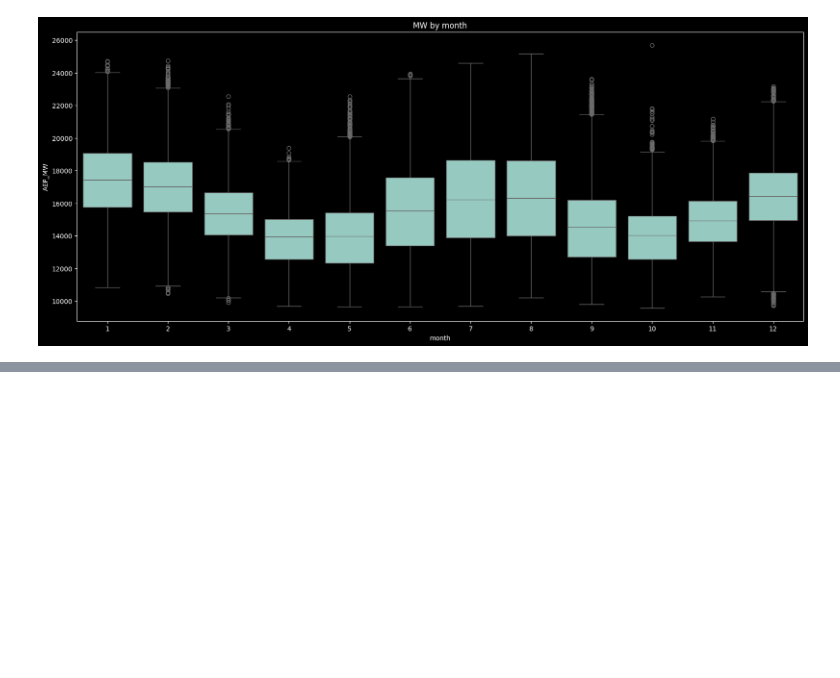
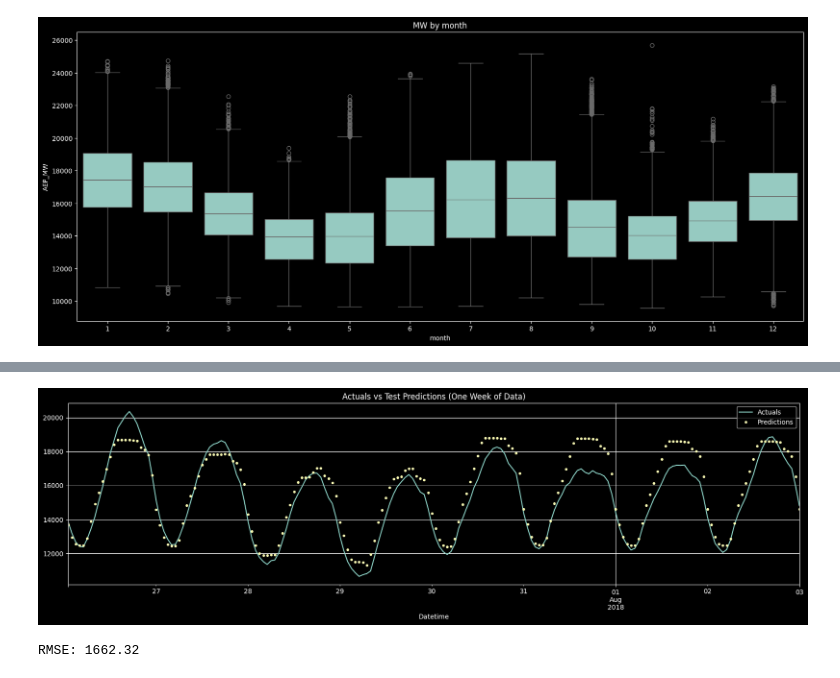
Before and after one commit to NishanD21/Energy-Consumption-Forecasting-XGBoost, a Jupyter notebook: energy_xgboost.ipynb, the cells around one changed output, grey strips where cells are left out. Drawn from its saved outputs; the diff is of its cells as text; code cells hidden in the pictures; blank space fills up the shorter version.

```diff
--- a/energy_xgboost.ipynb
+++ b/energy_xgboost.ipynb
@@ -178,0 +272,16 @@ plt.show()
+# %%
+ax = df.iloc[(df.index > '2018-07-26') & (df.index <= '2018-08-03')]['AEP_MW'].plot(figsize=(20,5))
+df.iloc[(df.index > '2018-07-26') & (df.index <= '2018-08-03')]['predictions'].plot(ax=ax,style='.')
+plt.legend(['Actuals','Predictions'])
+ax.set_title('Actuals vs Test Predictions (One Week of Data)')
+plt.grid()
+plt.show()
+# %% [output]
+[figure, added]
+# %%
+# evaluation
+
+score = np.sqrt(mean_squared_error(df_test['AEP_MW'],df_test['predictions']))
+print(f'RMSE: {score:0.2f}')
+# %% [output]
+RMSE: 1662.32
```
Also changed, not shown: parts of 14 cells of this notebook.
